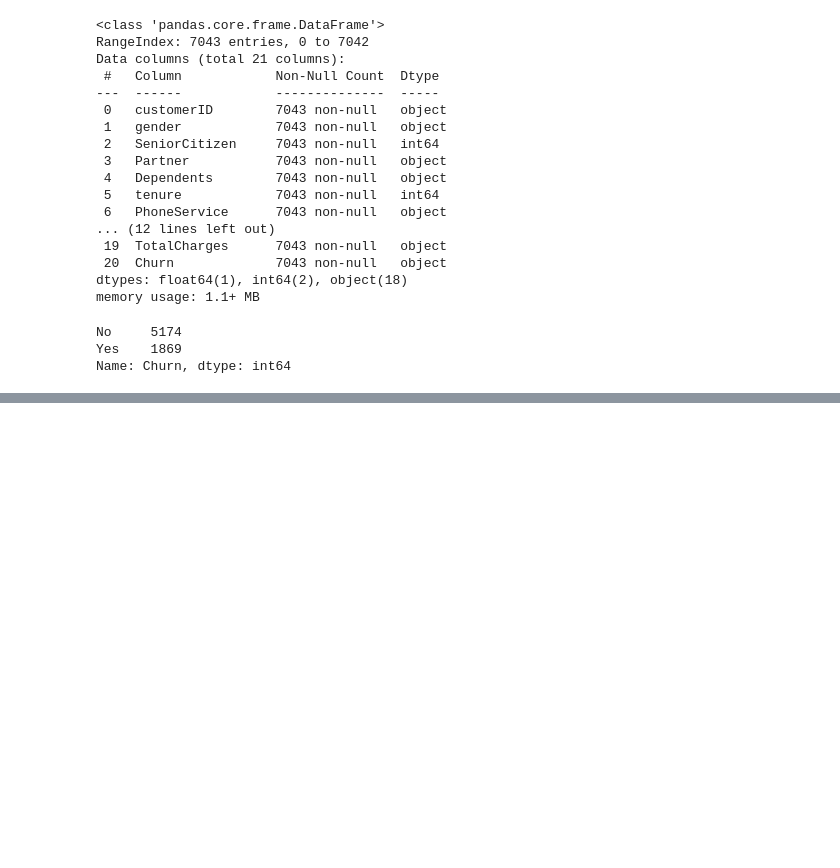
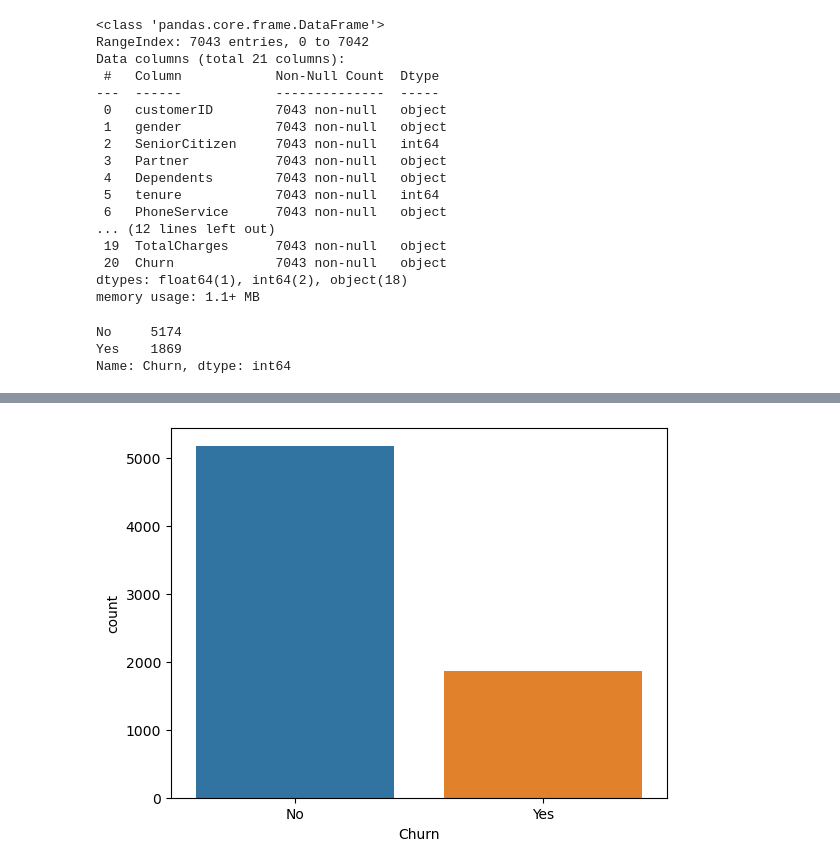
Before and after one commit to gobarihimanshu071/Customer-Churn-Prediction, a Jupyter notebook: notebook/churn_analysis.ipynb, the cells around one changed output, grey strips where cells are left out. Cells and saved outputs as stored; diff of their text form; code cells hidden in the pictures; blank space fills up the shorter version.

```diff
--- a/notebook/churn_analysis.ipynb
+++ b/notebook/churn_analysis.ipynb
@@ -44,0 +61,5 @@ Name: Churn, dtype: int64
+# %%
+sns.countplot(x="Churn", data=df)
+plt.show()
+# %% [output]
+[figure, added]
```
Also changed, not shown: parts of 3 cells of this notebook, 1 other file.
